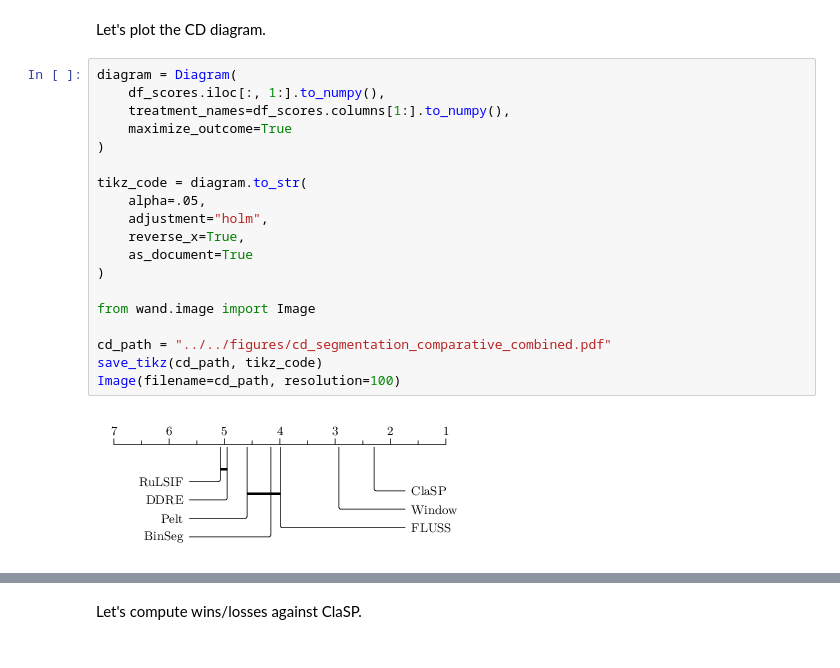
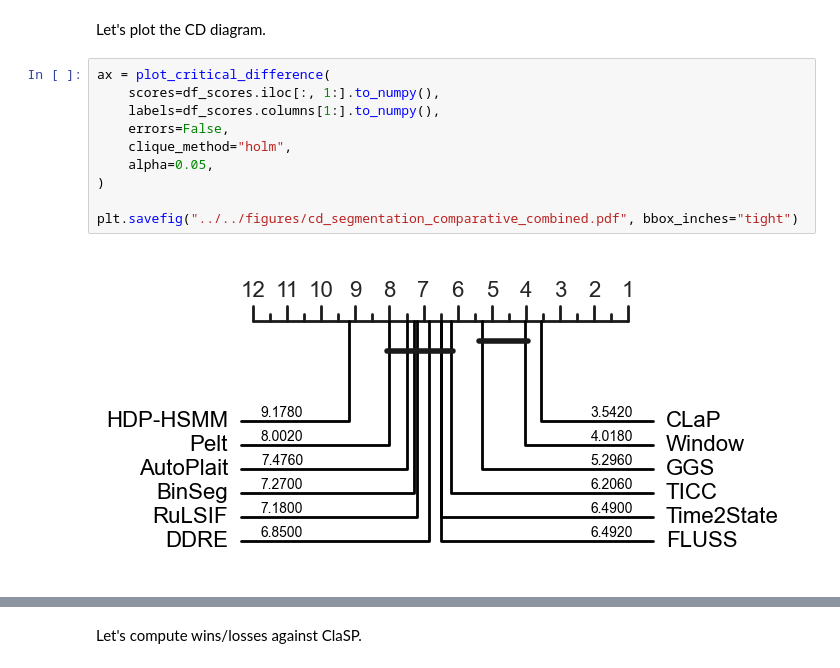
Before and after one commit to ermshaua/classification-label-profile, a Jupyter notebook: notebooks/comparative_analysis/segmentation_competitor_combined.ipynb, the cells around one changed output, grey strips where cells are left out. Cells and saved outputs as stored; diff of their text form.

```diff
--- a/notebooks/comparative_analysis/segmentation_competitor_combined.ipynb
+++ b/notebooks/comparative_analysis/segmentation_competitor_combined.ipynb
@@ -134,24 +156,15 @@ RuLSIF:wins=10 rank=5.0
 # %% [markdown]
 Let's plot the CD diagram.
-# %%
-diagram = Diagram(
-    df_scores.iloc[:, 1:].to_numpy(),
-    treatment_names=df_scores.columns[1:].to_numpy(),
-    maximize_outcome=True
-)
-
-tikz_code = diagram.to_str(
-    alpha=.05,
-    adjustment="holm",
-    reverse_x=True,
-    as_document=True
-)
-
-from wand.image import Image
-
-cd_path = "../../figures/cd_segmentation_comparative_combined.pdf"
-save_tikz(cd_path, tikz_code)
-Image(filename=cd_path, resolution=100)
-# %% [output]
-[figure, removed]
+# %%
+ax = plot_critical_difference(
+    scores=df_scores.iloc[:, 1:].to_numpy(),
+    labels=df_scores.columns[1:].to_numpy(),
+    errors=False,
+    clique_method="holm",
+    alpha=0.05,
+)
+
+plt.savefig("../../figures/cd_segmentation_comparative_combined.pdf", bbox_inches="tight")
+# %% [output]
+[figure, added]
 # %% [markdown]
```
Also changed, not shown: parts of 11 cells of this notebook, 15 other files.
